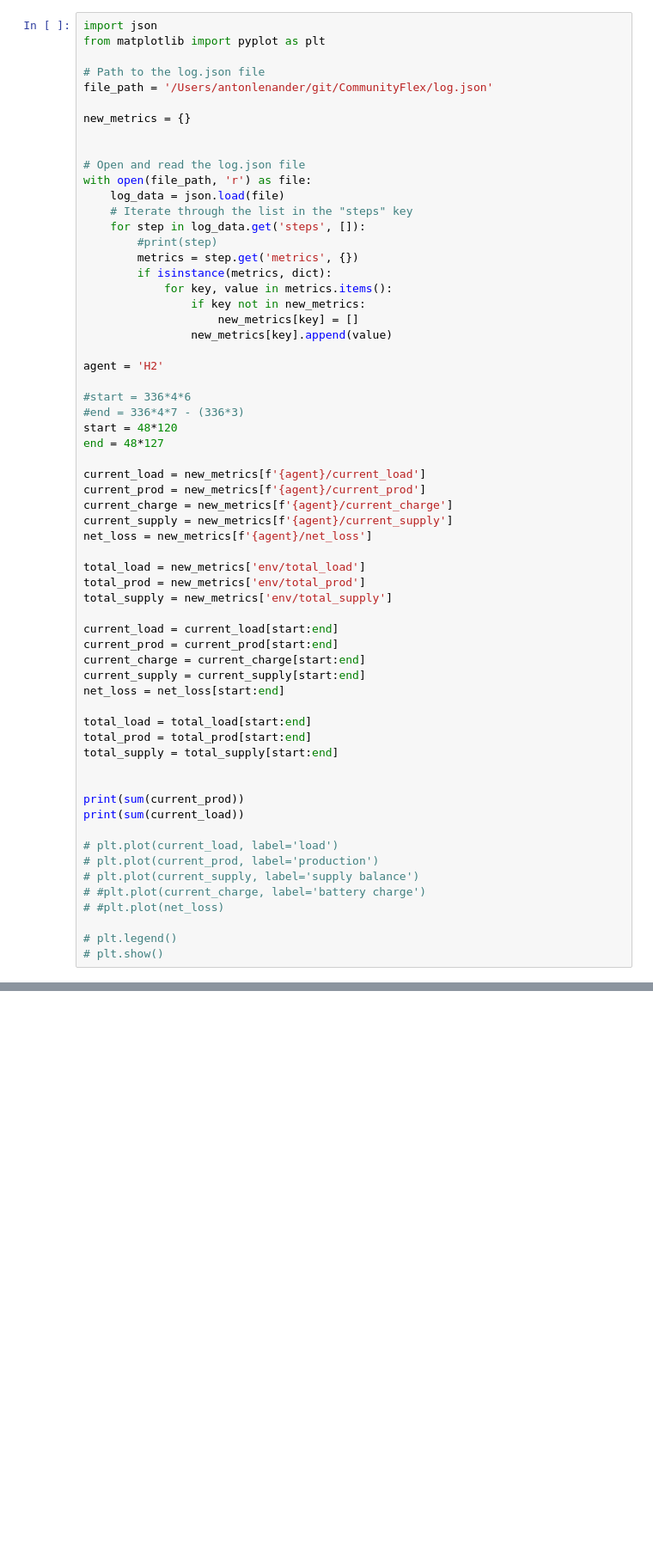
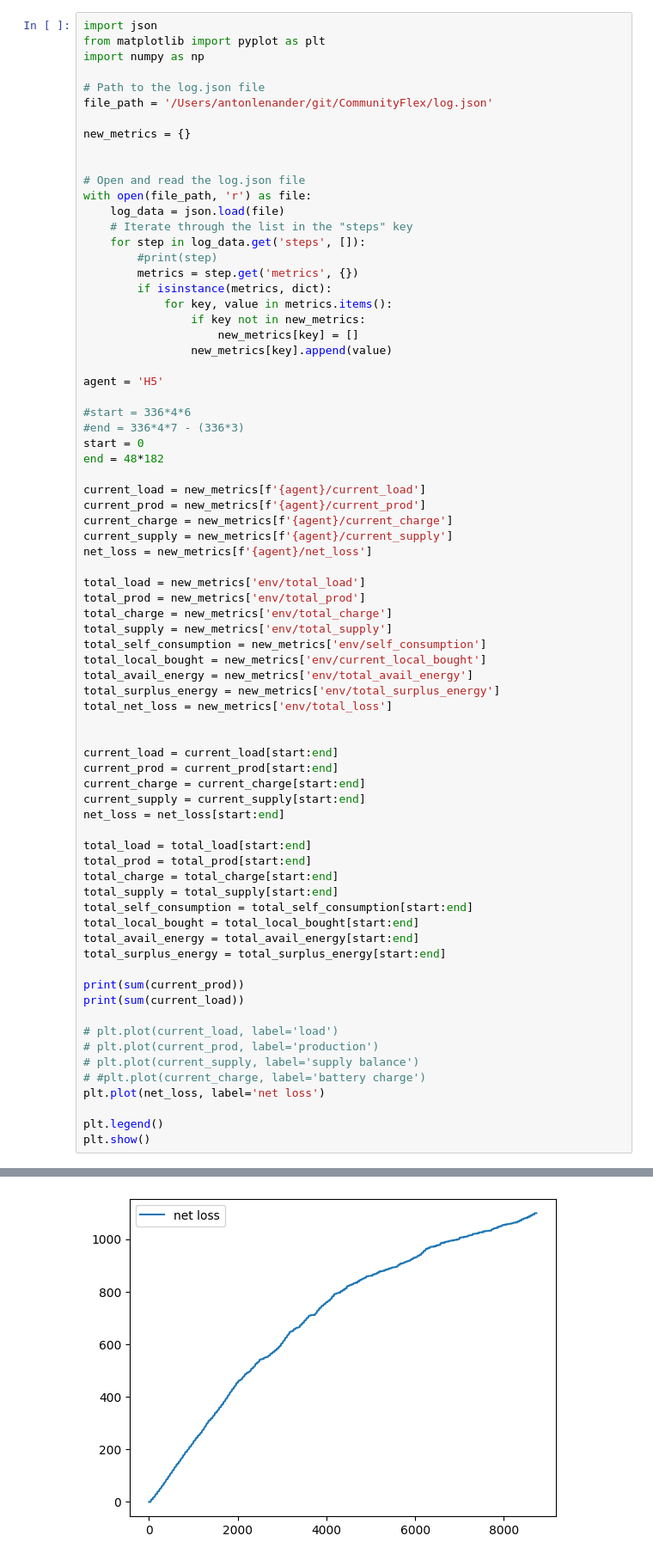
Before and after one commit to antonhlenander/CommunityFlex, a Jupyter notebook: logpros.ipynb, the cells around one changed output, grey strips where cells are left out. Shown: that part at 86% size. Cells and saved outputs as stored; diff of their text form; blank space fills up the shorter version.

```diff
--- a/logpros.ipynb
+++ b/logpros.ipynb
@@ -1,6 +1,7 @@
 # %%
 import json
 from matplotlib import pyplot as plt
+import numpy as np
 
 # Path to the log.json file
 file_path = '/Users/antonlenander/git/CommunityFlex/log.json'
@@ -21,12 +22,12 @@ with open(file_path, 'r') as file:
                     new_metrics[key] = []
                 new_metrics[key].append(value)
 
-agent = 'H2'
+agent = 'H5'
 
 #start = 336*4*6
 #end = 336*4*7 - (336*3)
-start = 48*120
-end = 48*127
+start = 0
+end = 48*182
 
 current_load = new_metrics[f'{agent}/current_load']
 current_prod = new_metrics[f'{agent}/current_prod']
@@ -36,7 +37,14 @@ net_loss = new_metrics[f'{agent}/net_loss']
 
 total_load = new_metrics['env/total_load']
 total_prod = new_metrics['env/total_prod']
+total_charge = new_metrics['env/total_charge']
 total_supply = new_metrics['env/total_supply']
+total_self_consumption = new_metrics['env/self_consumption']
+total_local_bought = new_metrics['env/current_local_bought']
+total_avail_energy = new_metrics['env/total_avail_energy']
+total_surplus_energy = new_metrics['env/total_surplus_energy']
+total_net_loss = new_metrics['env/total_loss']
+
 
 current_load = current_load[start:end]
 current_prod = current_prod[start:end]
@@ -46,8 +54,12 @@ net_loss = net_loss[start:end]
 
 total_load = total_load[start:end]
 total_prod = total_prod[start:end]
+total_charge = total_charge[start:end]
 total_supply = total_supply[start:end]
-
+total_self_consumption = total_self_consumption[start:end]
+total_local_bought = total_local_bought[start:end]
+total_avail_energy = total_avail_energy[start:end]
+total_surplus_energy = total_surplus_energy[start:end]
 
 print(sum(current_prod))
 print(sum(current_load))
@@ -56,8 +68,8 @@ print(sum(current_load))
 # plt.plot(current_prod, label='production')
 # plt.plot(current_supply, label='supply balance')
 # #plt.plot(current_charge, label='battery charge')
-# #plt.plot(net_loss)
+plt.plot(net_loss, label='net loss')
 
-# plt.legend()
-# plt.show()
+plt.legend()
+plt.show()
 # %% [output]
@@ -66 +78,2 @@ print(sum(current_load))
+[figure, added]
 # %%
```
Also changed, not shown: parts of 6 cells of this notebook, 5 other files.
